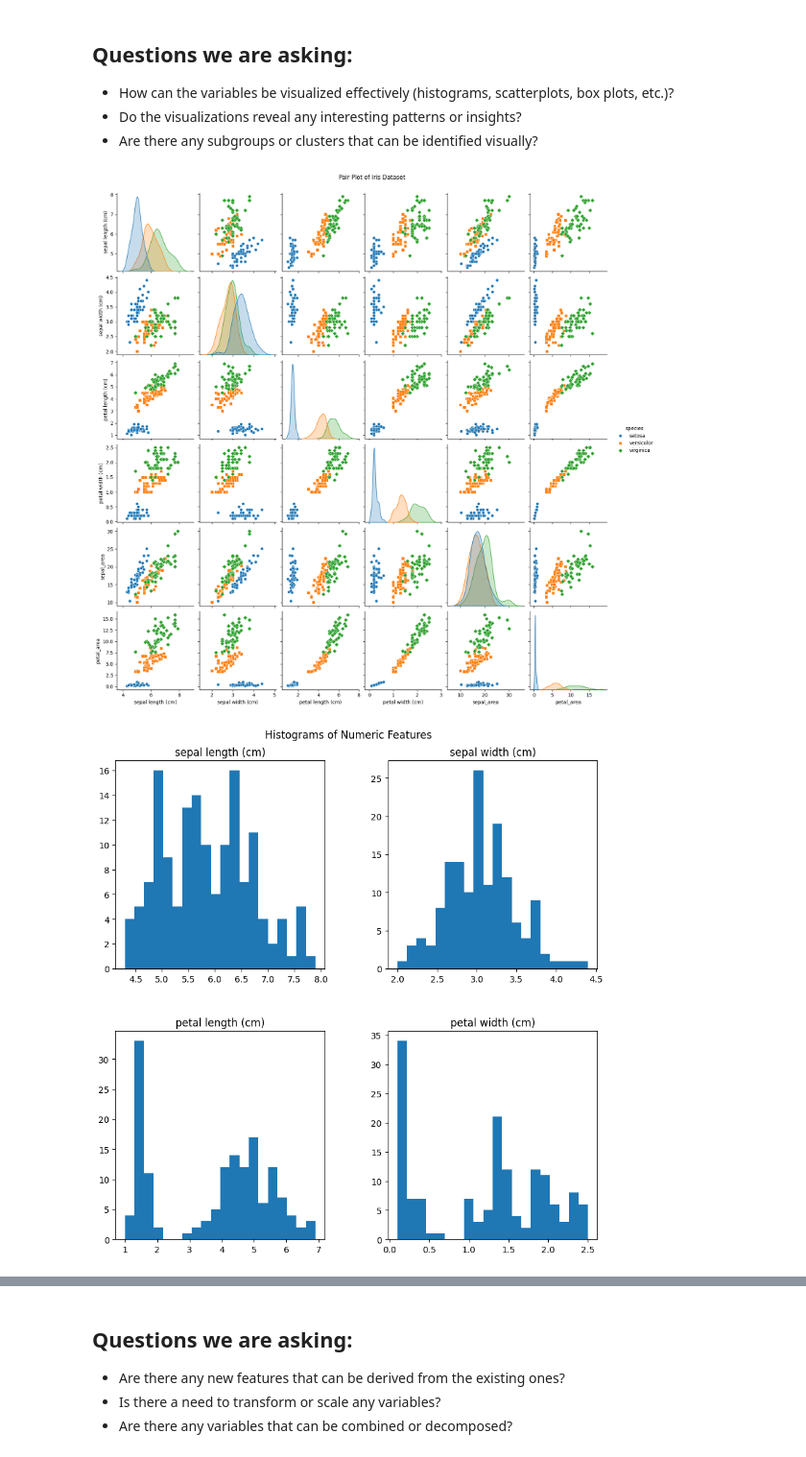
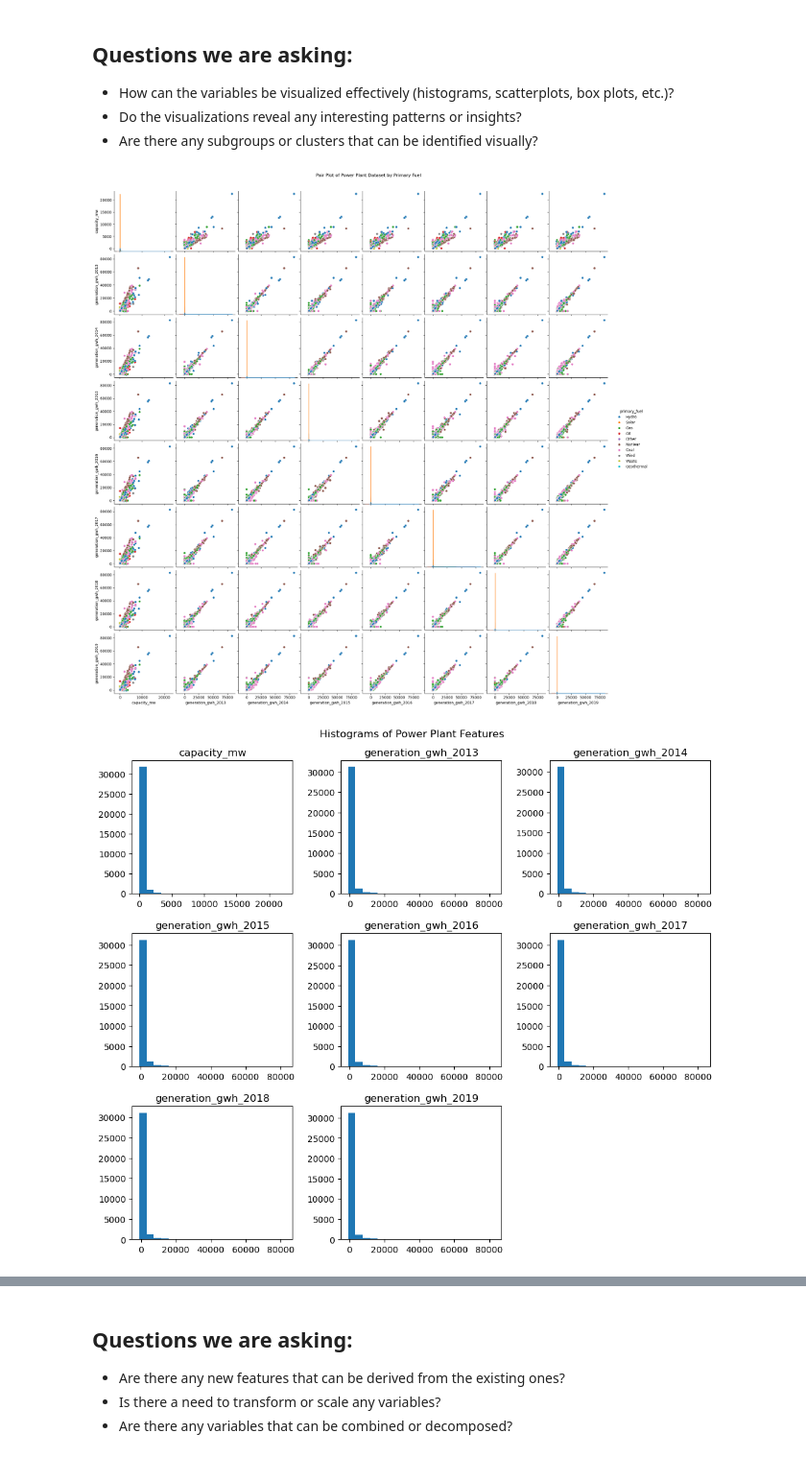
Before and after one commit to averyestopinal/AIPI510_Project1, a Jupyter notebook: notebooks/exploratory_data_analysis.ipynb, the cells around one changed output, grey strips where cells are left out. Shown at 96% size. Cells and saved outputs as stored; diff of their text form; code cells hidden in the pictures.

```diff
--- a/notebooks/exploratory_data_analysis.ipynb
+++ b/notebooks/exploratory_data_analysis.ipynb
@@ -7,7 +7,9 @@ import numpy as np
 import pandas as pd
 import seaborn as sns
 import matplotlib.pyplot as plt
+from sklearn.preprocessing import RobustScaler
 
 # Load the preprocessed dataset
-df = pd.read_csv("data/globalpowerplantdatabasev130/interim/global_power_plant_database_preprocessed.csv")
+df = pd.read_csv("../data/globalpowerplantdatabasev130/interim/global_power_plant_database_preprocessed.csv")
+print("✅ Loaded:", df.shape)
 # %% [output]
@@ -178,22 +189,37 @@ For example, petal length and petal width have a high positive correlation (0.96
 * Are there any subgroups or clusters that can be identified visually?
 # %%
 # Data Visualization
-sns.pairplot(df, hue='species', markers=["o", "s", "D"])
-plt.suptitle('Pair Plot of Iris Dataset', y=1.02)
+# Numeric Columns
+numeric_columns = df.select_dtypes(include=['float64', 'int64']).columns.tolist()
+exclude_cols = ["latitude", "longitude", "commissioning_year", "year_of_capacity_data"]
+numeric_columns = [col for col in numeric_columns if col not in exclude_cols]
+
+# Pairplot of numeric features by primary_fuel
+sns.pairplot(df[numeric_columns + ["primary_fuel"]], hue="primary_fuel", diag_kind="kde")
+plt.suptitle("Pair Plot of Power Plant Dataset by Primary Fuel", y=1.02)
 plt.show()
 
-# Visualize distributions
-df[numeric_columns].hist(bins=20, figsize=(10,10), grid=False)
-plt.suptitle('Histograms of Numeric Features', y=0.93)
+# Histograms
+df[numeric_columns].hist(bins=20, figsize=(12, 10), grid=False)
+plt.suptitle("Histograms of Power Plant Features", y=0.93)
 plt.show()
 
-# Box plots to identify outliers
-plt.figure(figsize=(10, 6))
-sns.boxplot(data=df[numeric_columns])
-plt.title('Box Plots of Numeric Features')
-plt.xlabel('Features')
-plt.ylabel('Value (cm)')
+"""
+This transformation is being done because without normalization, the box plot provides useless visualization for all but one column.
+The data is normalized using standard scalar. I
+"""
+
+scaled_df = pd.DataFrame(
+    RobustScaler().fit_transform(df[numeric_columns]),
+    columns=numeric_columns
+)
+
+# Box Plots
+plt.figure(figsize=(12, 6))
+sns.boxplot(data=scaled_df[numeric_columns])
+plt.title("Box Plots of Normalized Numeric Features")
+plt.xticks(rotation=45)
 plt.show()
 # %% [output]
-[figure, old version]
+[figure, new version]
-[figure, old version]
+[figure, new version]
```
Also changed, not shown: parts of 22 cells of this notebook, 1 other file.
